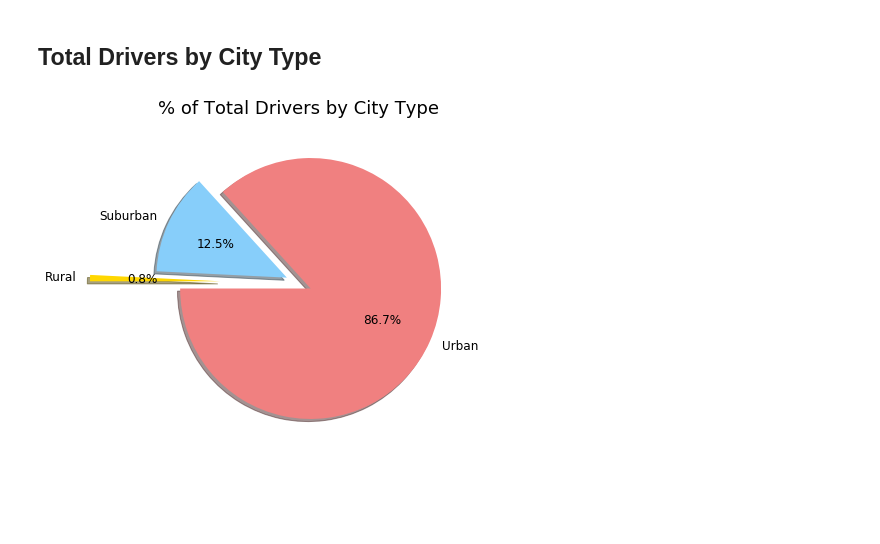
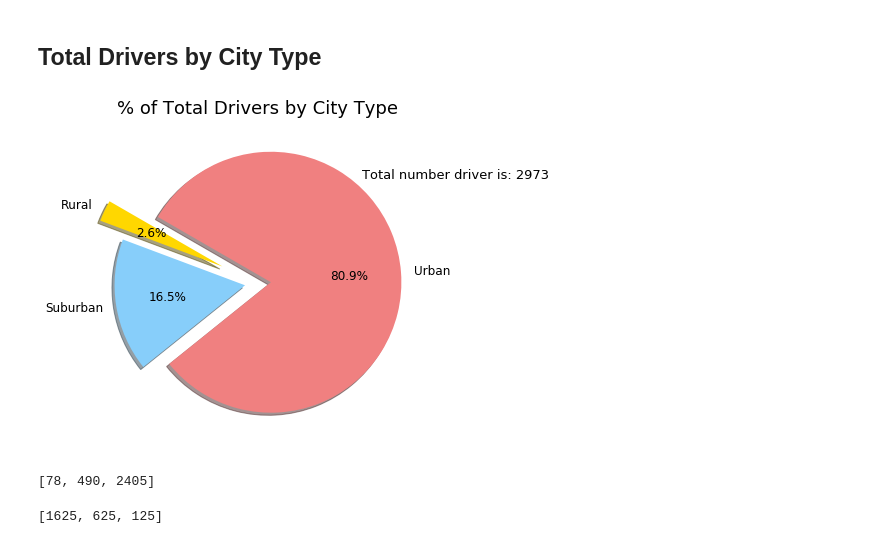
Before and after one commit to dxvo/hw5, a Jupyter notebook: final.ipynb, the cells around one changed output. Drawn from its saved outputs; the diff is of its cells as text; code cells hidden in the pictures; blank space fills up the shorter version.

```diff
--- a/final.ipynb
+++ b/final.ipynb
@@ -126,17 +132,32 @@ plt.savefig('save_figures/Total Rides % .png')
 ## Total Drivers by City Type
 # %%
 # Calculate Driver Percents
-driver_list = [urban_dataFrame['driver_count'].sum(), suburban_dataFrame['driver_count'].sum(), rural_dataFrame['driver_count'].sum()]
-labels = combine_data['type'].unique()
-colors = ['lightcoral', 'lightskyblue', 'gold']
+driver_by_type = city_data.groupby('type').sum()
+driver_list = []
+labels = []
+for value in a.index:
+    count = driver_by_type.loc[value,'driver_count']
+    driver_list.append(count)
+    labels.append(value)
+
+colors = ['gold', 'lightskyblue', 'lightcoral']
 # Build Pie Chart
 fig, ax = plt.subplots(figsize=(10, 6))
-explode = [0.1 , 0.1, 0.6]
+explode = [0.3 , 0.1, 0.1]
 
-ax.pie(driver_list, autopct = "%1.1f%%", labels=labels, explode= explode, startangle = 180, shadow = True, colors = colors, textprops={'fontsize':12})
+ax.pie(driver_list, autopct = "%1.1f%%", labels=labels, explode= explode, startangle = 150, shadow = True, colors = colors, textprops={'fontsize':12})
 ax.set_title("% of Total Drivers by City Type", {'fontsize': 18})
+ax.text(.8,.8,'Total number driver is:' f" {city_data['driver_count'].sum()}",{'fontsize': 13})
 
 # Save Figure
 plt.savefig('save_figures/Total Drivers % by City Type.png')
 # %% [output]
-[figure, old version]
+[figure, new version]
+# %%
+driver_list
+# %% [output]
+[78, 490, 2405]
+# %%
+ride_list
+# %% [output]
+[1625, 625, 125]
```
Also changed, not shown: parts of 3 cells of this notebook, 3 other files.
